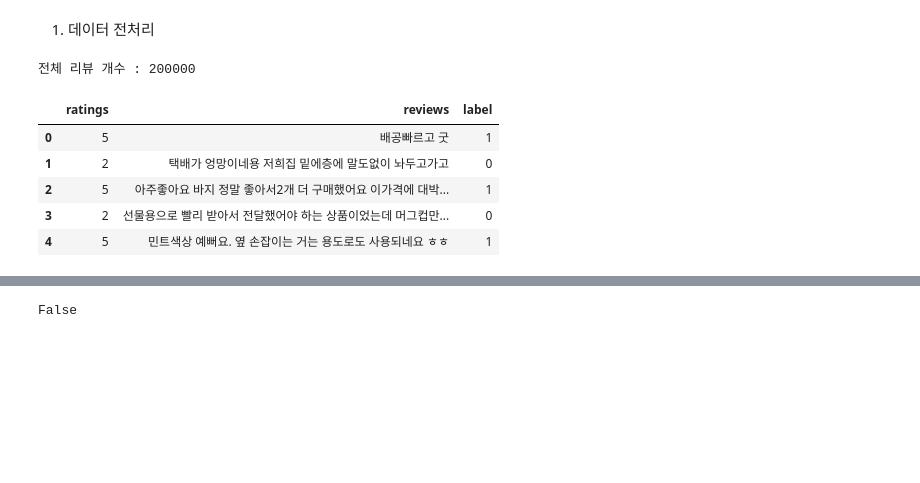
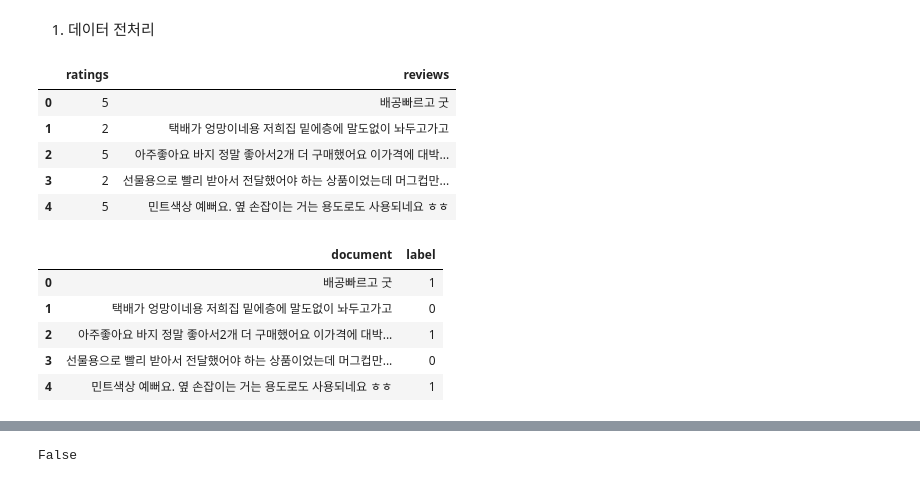
Before and after one commit to addinedu-ros-8th/eda-repo-5, a Jupyter notebook: src/sentimentAnalysis.ipynb, the cells around one changed output, grey strips where cells are left out. Drawn from its saved outputs; the diff is of its cells as text; code cells hidden in the pictures; blank space fills up the shorter version.

Commit message:
update sentimentAnalysis Modeling

```diff
--- a/src/sentimentAnalysis.ipynb
+++ b/src/sentimentAnalysis.ipynb
@@ -24,17 +24,24 @@ import mysql.connector
 # %% [markdown]
 1. 데이터 전처리
 # %%
-total_data = pd.read_table('https://raw.githubusercontent.com/bab2min/corpus/master/sentiment/naver_shopping.txt', names=['ratings', 'reviews'])
-print('전체 리뷰 개수 :',len(total_data)) # 전체 리뷰 개수 출력
+shopping_data = pd.read_table('https://raw.githubusercontent.com/bab2min/corpus/master/sentiment/naver_shopping.txt', names=['ratings', 'reviews'])
+shopping_data.head()
 # %% [output]
-전체 리뷰 개수 : 200000
+|  | ratings | reviews |
+| 0 | 5 | 배공빠르고 굿 |
+| 1 | 2 | 택배가 엉망이네용 저희집 밑에층에 말도없이 놔두고가고 |
+| 2 | 5 | 아주좋아요 바지 정말 좋아서2개 더 구매했어요 이가격에 대박... |
+| 3 | 2 | 선물용으로 빨리 받아서 전달했어야 하는 상품이었는데 머그컵만... |
+| 4 | 5 | 민트색상 예뻐요. 옆 손잡이는 거는 용도로도 사용되네요 ㅎㅎ |
-# %%
-total_data['label'] = np.select([total_data.ratings > 3], [1], default=0)
-total_data[:5]
-# %% [output]
-|  | ratings | reviews | label |
-| 0 | 5 | 배공빠르고 굿 | 1 |
-| 1 | 2 | 택배가 엉망이네용 저희집 밑에층에 말도없이 놔두고가고 | 0 |
-| 2 | 5 | 아주좋아요 바지 정말 좋아서2개 더 구매했어요 이가격에 대박... | 1 |
-| 3 | 2 | 선물용으로 빨리 받아서 전달했어야 하는 상품이었는데 머그컵만... | 0 |
-| 4 | 5 | 민트색상 예뻐요. 옆 손잡이는 거는 용도로도 사용되네요 ㅎㅎ | 1 |
+# %%
+shopping_data['label'] = np.select([shopping_data.ratings > 3], [1], default=0)
+shopping_data.drop(["ratings"], axis=1, inplace=True)
+shopping_data.rename(columns={"reviews": "document"}, inplace=True)
+shopping_data.head()
+# %% [output]
+|  | document | label |
+| 0 | 배공빠르고 굿 | 1 |
+| 1 | 택배가 엉망이네용 저희집 밑에층에 말도없이 놔두고가고 | 0 |
+| 2 | 아주좋아요 바지 정말 좋아서2개 더 구매했어요 이가격에 대박... | 1 |
+| 3 | 선물용으로 빨리 받아서 전달했어야 하는 상품이었는데 머그컵만... | 0 |
+| 4 | 민트색상 예뻐요. 옆 손잡이는 거는 용도로도 사용되네요 ㅎㅎ | 1 |
```
Also changed, not shown: parts of 18 cells of this notebook, 1 other file.
